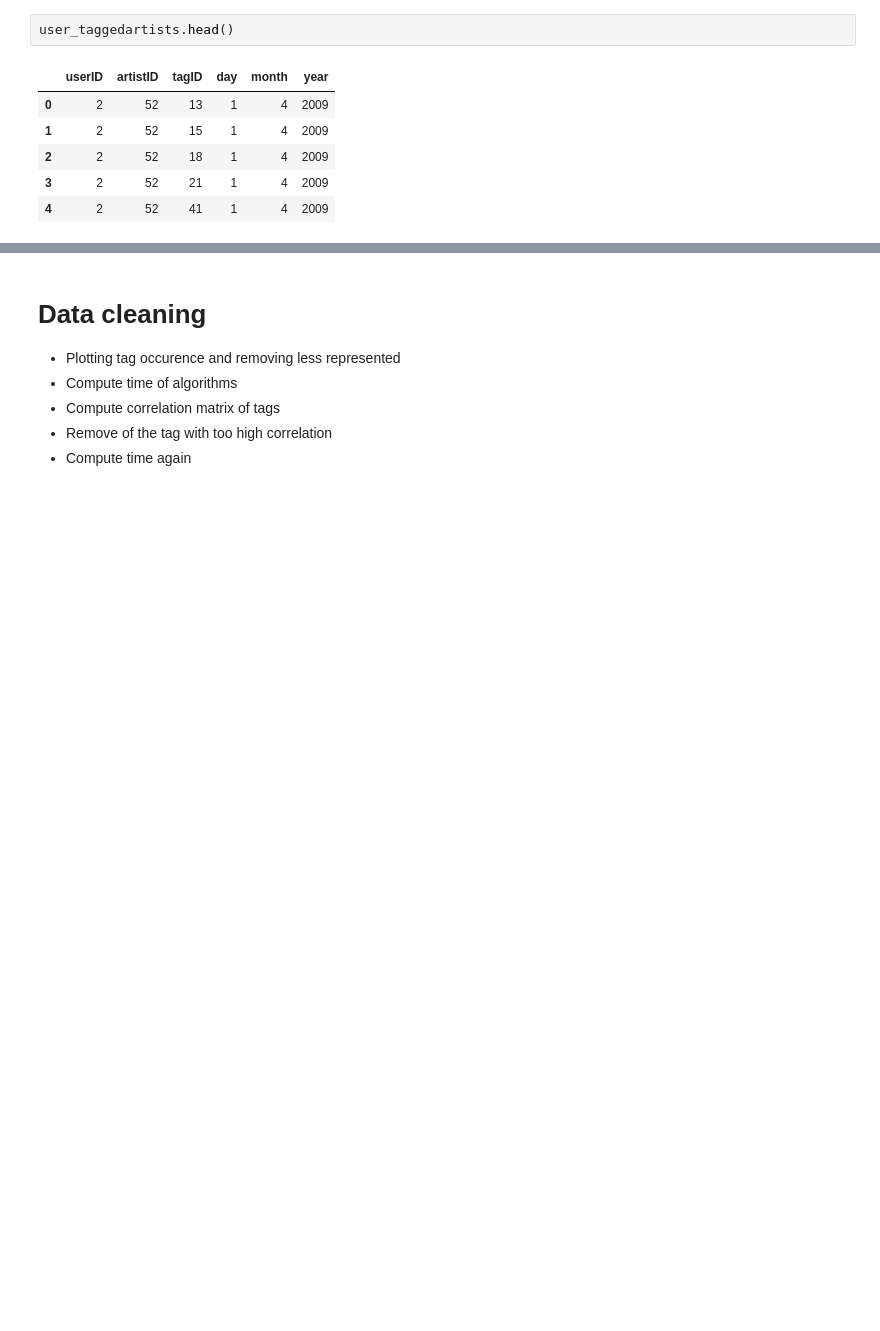
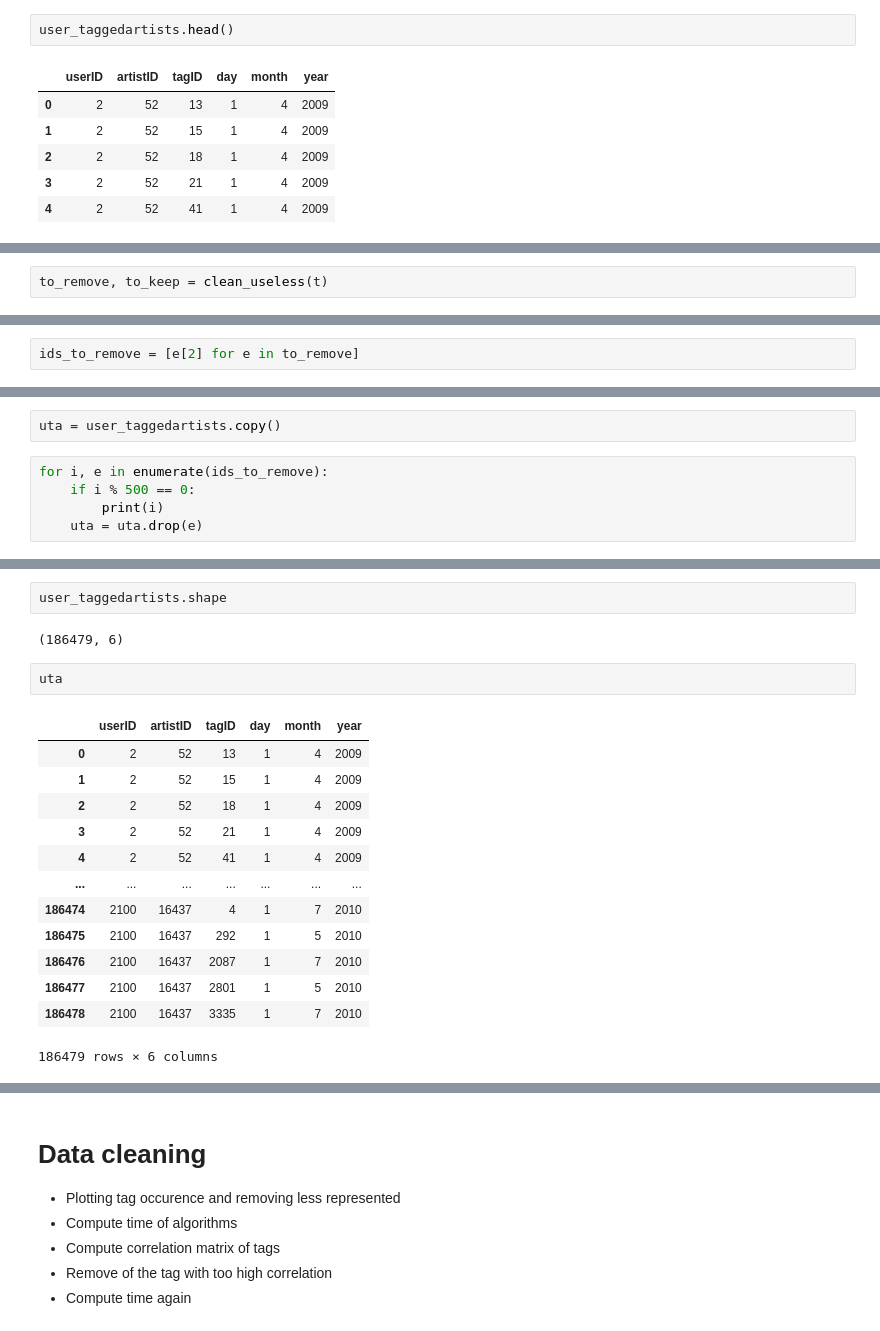
Before and after one commit to FelixKleinpeter/isir_internship, a Jupyter notebook: notebooks/lastfm.ipynb, the cells around one changed output, grey strips where cells are left out. Drawn from its saved outputs; the diff is of its cells as text; blank space fills up the shorter version.

```diff
--- a/notebooks/lastfm.ipynb
+++ b/notebooks/lastfm.ipynb
@@ -79,0 +146,2 @@ user_taggedartists.head()
+# %%
+to_remove, to_keep = clean_useless(t)
@@ -79,0 +168,2 @@ user_taggedartists.head()
+# %%
+ids_to_remove = [e[2] for e in to_remove]
@@ -79,0 +178,7 @@ user_taggedartists.head()
+# %%
+uta = user_taggedartists.copy()
+# %%
+for i, e in enumerate(ids_to_remove):
+    if i % 500 == 0:
+        print(i)
+    uta = uta.drop(e)
@@ -79,0 +197,20 @@ user_taggedartists.head()
+# %%
+user_taggedartists.shape
+# %% [output]
+(186479, 6)
+# %%
+uta
+# %% [output]
+|  | userID | artistID | tagID | day | month | year |
+| 0 | 2 | 52 | 13 | 1 | 4 | 2009 |
+| 1 | 2 | 52 | 15 | 1 | 4 | 2009 |
+| 2 | 2 | 52 | 18 | 1 | 4 | 2009 |
+| 3 | 2 | 52 | 21 | 1 | 4 | 2009 |
+| 4 | 2 | 52 | 41 | 1 | 4 | 2009 |
+| ... | ... | ... | ... | ... | ... | ... |
+| 186474 | 2100 | 16437 | 4 | 1 | 7 | 2010 |
+| 186475 | 2100 | 16437 | 292 | 1 | 5 | 2010 |
+| 186476 | 2100 | 16437 | 2087 | 1 | 7 | 2010 |
+| 186477 | 2100 | 16437 | 2801 | 1 | 5 | 2010 |
+| 186478 | 2100 | 16437 | 3335 | 1 | 7 | 2010 |
+186479 rows × 6 columns
```
Also changed, not shown: parts of 20 cells of this notebook, 1 other file.
